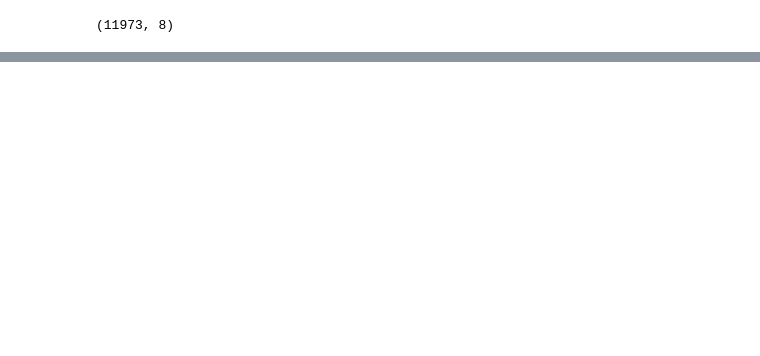
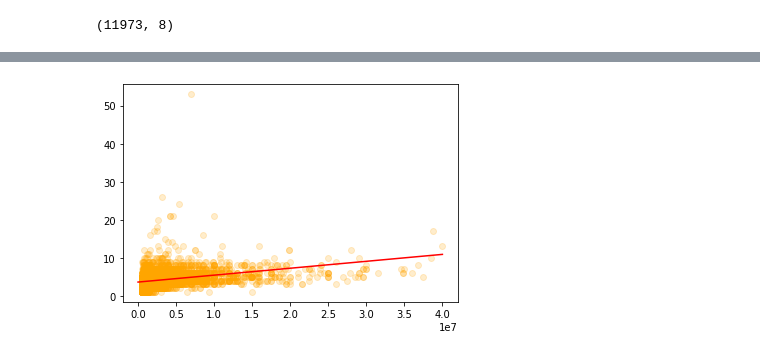
Before and after one commit to mosmtilk222/Data-Analysis-Projects, a Jupyter notebook: Houses_Analysis.ipynb, the cells around one changed output, grey strips where cells are left out. Cells and saved outputs as stored; diff of their text form; code cells hidden in the pictures; blank space fills up the shorter version.

```diff
--- a/Houses_Analysis.ipynb
+++ b/Houses_Analysis.ipynb
@@ -212,0 +193,15 @@ df[df['Price (US Dollars)'] <= 500000]
+# %%
+valid_df = df[(df['Bedrooms'] >= 1) & (df['Price (US Dollars)'] <= 40000000)]
+X = np.array(valid_df.iloc[:, 0].values)
+Y = np.array(valid_df.iloc[:, 3].values)
+
+plt.scatter(X, Y, alpha=0.2, c="orange")
+
+X = np.array([np.ones(11407), X], dtype = np.float).T
+
+B = np.linalg.inv(X.T @ X) @ X.T @ Y
+
+plt.plot([1, 40000000], [B[0] + B[1] * 1, B[0] + B[1] * 40000000], c="red")
+plt.show()
+# %% [output]
+[figure, added]
```
Also changed, not shown: parts of 11 cells of this notebook.
